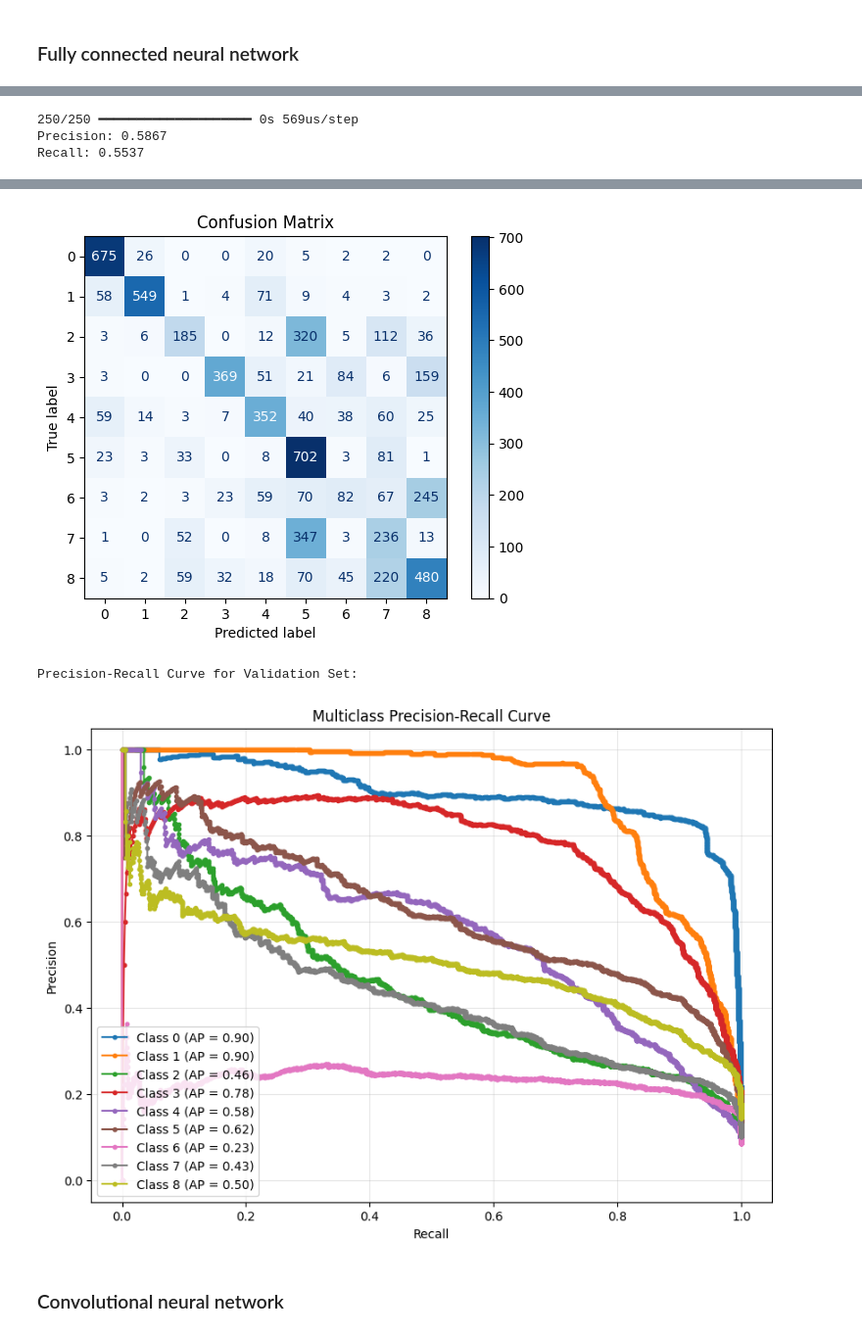
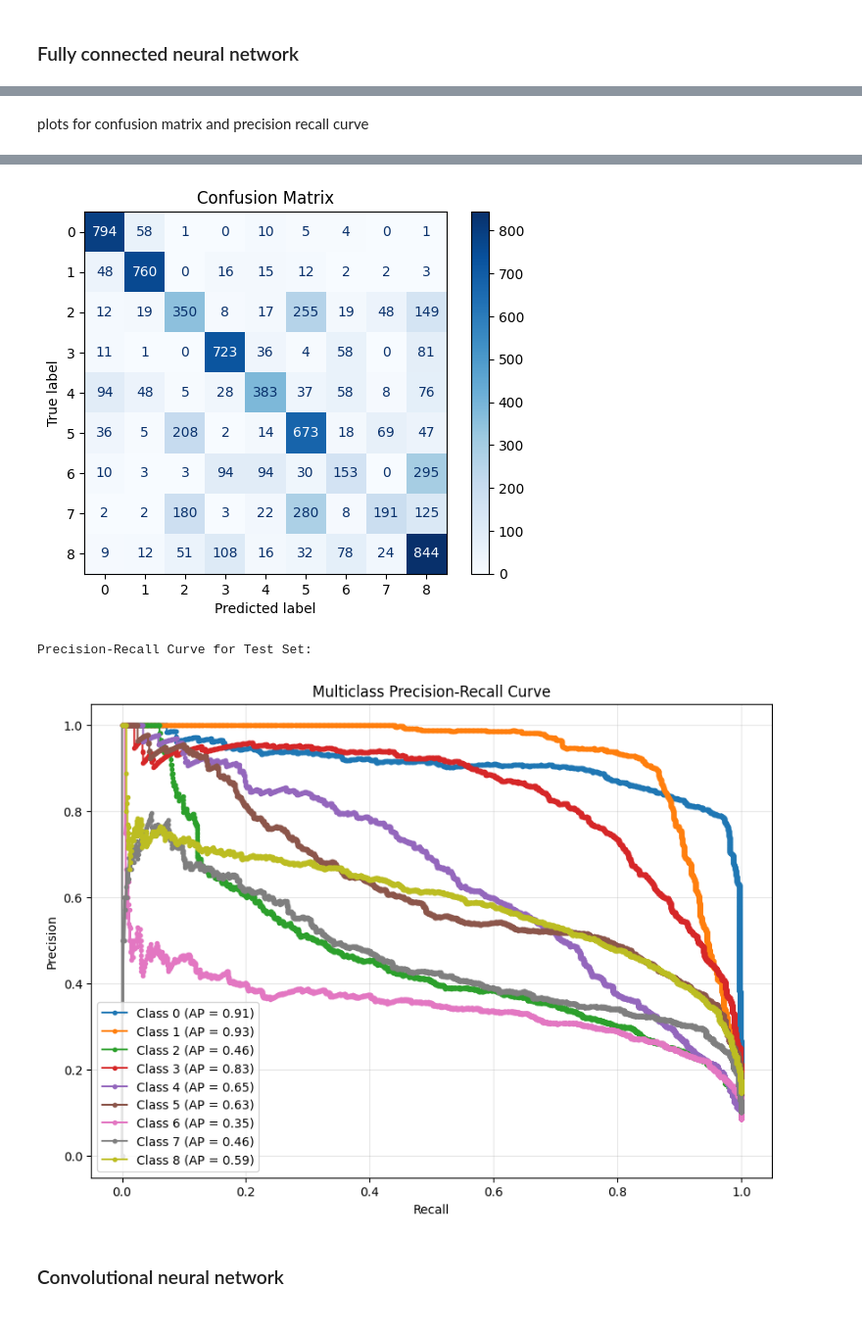
Before and after one commit to alexauren/comp5318, a Jupyter notebook: assignment-2/a2-code-550403876-540453036.ipynb, the cells around one changed output, grey strips where cells are left out. Shown at 98% size. Drawn from its saved outputs; the diff is of its cells as text; code cells hidden in the pictures.

Commit message:
added precision recall and graphs

```diff
--- a/assignment-2/a2-code-550403876-540453036.ipynb
+++ b/assignment-2/a2-code-550403876-540453036.ipynb
@@ -631,35 +645,19 @@ Test Accuracy: 0.5702
-# %%
-# Predictions and conversion to labels
-y_pred_prob = fc_model.predict(X_test)
-y_pred = np.argmax(y_pred_prob, axis=1)
-y_true = np.argmax(y_test_onehot, axis=1)
-
-# Calculate precision and recall
-precision = precision_score(y_true, y_pred, average='macro')
-recall = recall_score(y_true, y_pred, average='macro')
-
-print(f"Precision: {precision:.4f}")
-print(f"Recall: {recall:.4f}")
-# %% [output]
-250/250 ━━━━━━━━━━━━━━━━━━━━ 0s 569us/step
-Precision: 0.5867
-Recall: 0.5537
+# %% [markdown]
+plots for confusion matrix and precision recall curve
 # %%
-# Predictions and Probabilities for Validation Set
-val_probs = fc_model.predict(X_val)
-val_preds = np.argmax(val_probs, axis=1)
+# Predictions
+test_probs = fc_model.predict(X_test)
+test_preds = np.argmax(test_probs, axis=1)
 
 # True Labels
-y_val_labels = np.argmax(y_val_onehot, axis=1)
-
-# Classes
-classes = np.unique(y_val_labels)
+y_test_labels = np.argmax(y_test_onehot, axis=1)
+classes = np.unique(y_test_labels)
 
 # Confusion Matrix
-print("Confusion Matrix for Validation Set:")
-plot_confusion_matrix(y_val_labels, val_preds)
+print("Confusion Matrix for Test Set:")
+plot_confusion_matrix(y_test_labels, test_preds)
 
 # Precision-Recall Curve
-print("Precision-Recall Curve for Validation Set:")
-plot_multiclass_precision_recall(y_val_labels, val_probs, classes=classes)
+print("Precision-Recall Curve for Test Set:")
+plot_multiclass_precision_recall(y_test_labels, test_probs, classes=classes)
 # %% [output]
@@ -668,6 +666,6 @@ Confusion Matrix for Validation Set:
-[figure, old version]
+[figure, new version]
-Precision-Recall Curve for Validation Set:
+Precision-Recall Curve for Test Set:
-[figure, old version]
+[figure, new version]
 # %% [markdown]
 ### Convolutional neural network
 # %%
```
Also changed, not shown: parts of 10 cells of this notebook.
